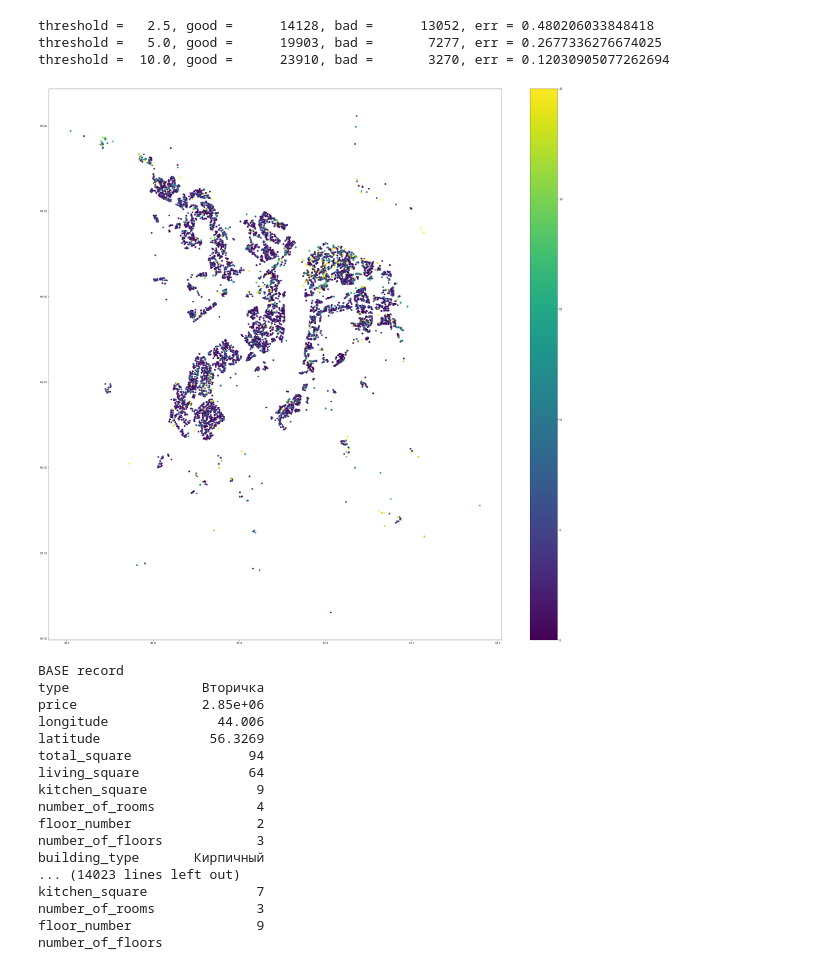
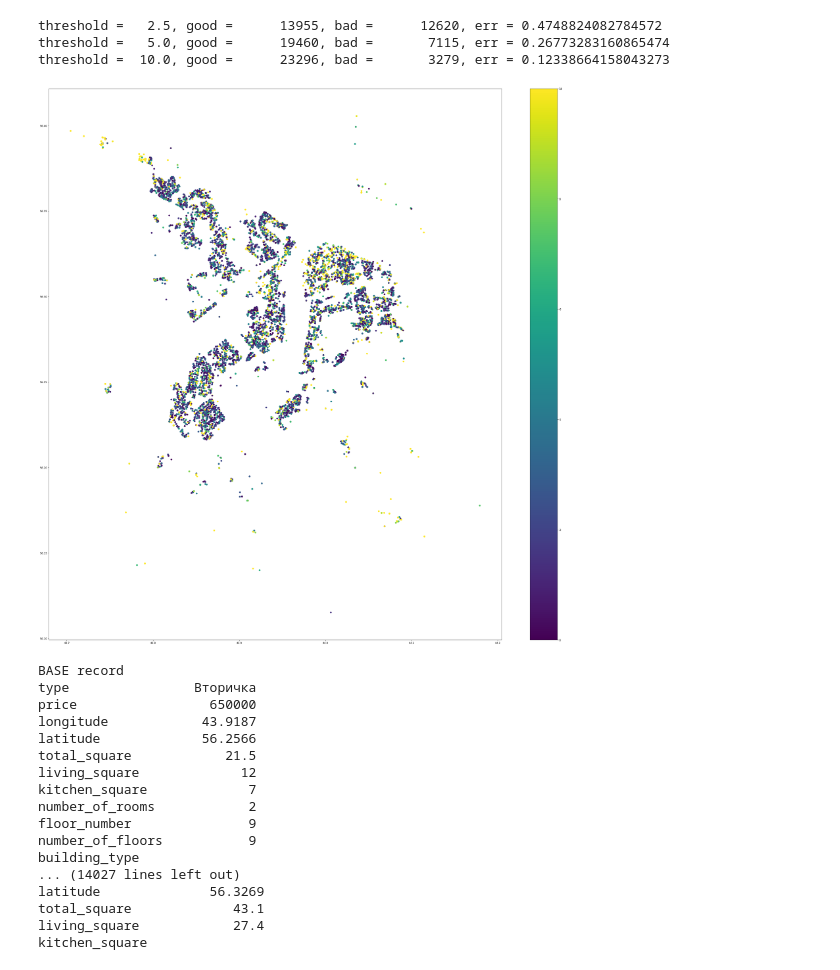
Before and after one commit to SergeyMalashenko/GEO_GID, a Jupyter notebook: checkModel.ipynb, the cells around one changed output. Drawn from its saved outputs; the diff is of its cells as text; code cells hidden in the pictures.

```diff
--- a/checkModel.ipynb
+++ b/checkModel.ipynb
@@ -71,24 +85,24 @@ median_absolute:  77543.66666666674
 # %%
 Y_predict = np.array( Y_predict )
 Y_values  = np.array( Y_values  )
 
 Y_relErr = np.abs( Y_predict - Y_values )*100/Y_values
 for threshold in [ 2.5, 5.0, 10.0 ]:
     bad_s  = np.sum( ( Y_relErr  > threshold ).astype( np.int ) )
     good_s = np.sum( ( Y_relErr <= threshold ).astype( np.int ) )
     print("threshold = {:5}, good = {:10}, bad = {:10}, err = {:4}".format( threshold, good_s, bad_s, bad_s/(good_s+bad_s)) )
-x =  X_values[:,0]; y = X_values[:,1]; c = np.minimum(  Y_relErr, 25 );
+x =  X_values[:,0]; y = X_values[:,1]; c = np.minimum(  Y_relErr, 10 );
 
 plt.figure(figsize=(40,40))
 
-plt.scatter (x, y, c=c,  )
+plt.scatter (x, y, c=c  )
 plt.colorbar()
 plt.show    ()
 # %% [output]
-threshold =   2.5, good =      14128, bad =      13052, err = 0.480206033848418
-threshold =   5.0, good =      19903, bad =       7277, err = 0.2677336276674025
-threshold =  10.0, good =      23910, bad =       3270, err = 0.12030905077262694
+threshold =   2.5, good =      13955, bad =      12620, err = 0.4748824082784572
+threshold =   5.0, good =      19460, bad =       7115, err = 0.26773283160865474
+threshold =  10.0, good =      23296, bad =       3279, err = 0.12338664158043273
-[figure, old version]
+[figure, new version]
 # %%
 from commonModel import MAX_LONGITUDE, MIN_LONGITUDE, MAX_LATITUDE, MIN_LATITUDE
 
@@ -97,8 +111,8 @@ warnings.filterwarnings('ignore')
 
 topK = 10
 
-eps_x = ( MAX_LONGITUDE - MIN_LONGITUDE )*0.01
-eps_y = ( MAX_LATITUDE  - MIN_LATITUDE  )*0.01
+eps_x = ( MAX_LONGITUDE - MIN_LONGITUDE )*0.001
+eps_y = ( MAX_LATITUDE  - MIN_LATITUDE  )*0.001
 eps   = min( eps_x, eps_y )
 
 topRelErrIndices = Y_relErr.argsort()[-topK:][::-1]
@@ -120,19 +134,19 @@ for i in topRelErrIndices :
     print("")
 # %% [output]
 BASE record
-type                 Вторичка
-price                2.85e+06
-longitude              44.006
+type                Вторичка
+price                 650000
+longitude            43.9187
+latitude             56.2566
+total_square            21.5
+living_square             12
+kitchen_square             7
+number_of_rooms            2
+floor_number               9
+number_of_floors           9
+building_type
+... (14027 lines left out)
 latitude              56.3269
-total_square               94
-living_square              64
-kitchen_square              9
-number_of_rooms             4
-floor_number                2
-number_of_floors            3
-building_type       Кирпичный
-... (14023 lines left out)
-kitchen_square              7
-number_of_rooms             3
-floor_number                9
-number_of_floors
+total_square             43.1
+living_square            27.4
+kitchen_square
```
Also changed, not shown: parts of 4 cells of this notebook, 3 other files.
